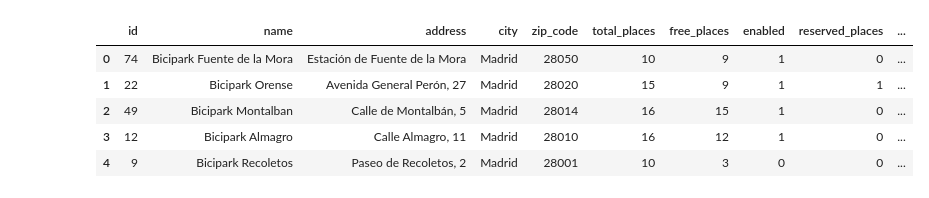
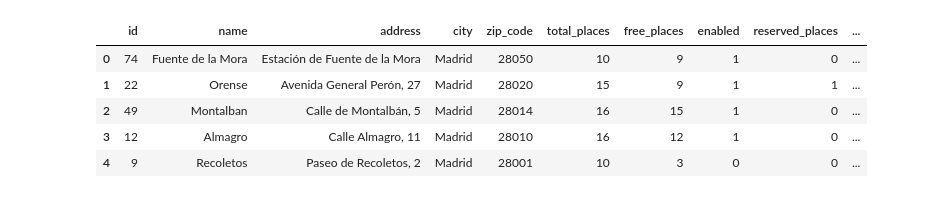
Before and after one commit to CarlosSanchezVicente/ih_datamadpt0923_project_m1, a Jupyter notebook: notebooks/Import_and_clean_data.ipynb, the cells around one changed output. Cells and saved outputs as stored; diff of their text form; code cells hidden in the pictures.

```diff
--- a/notebooks/Import_and_clean_data.ipynb
+++ b/notebooks/Import_and_clean_data.ipynb
@@ -46,11 +117,15 @@ bicimad_df.head()
 # %%
+# Read the csv and store the data in a dataframe
 bicipark_df = pd.read_csv("../data/bicipark_stations.csv", sep=';')
+# Clean and transform the dataframe
 bicipark_df = transform_df(bicipark_df)
+# Remove the string 'bicipark ' from the name of each bicipark station
+bicipark_df['name'] = bicipark_df['name'].apply(lambda row: row.split('Bicipark ')[1])
 bicipark_df.head()
 # %% [output]
 |  | id | name | address | city | zip_code | total_places | free_places | enabled | reserved_places | ... |
-| 0 | 74 | Bicipark Fuente de la Mora | Estación de Fuente de la Mora | Madrid | 28050 | 10 | 9 | 1 | 0 | ... |
-| 1 | 22 | Bicipark Orense | Avenida General Perón, 27 | Madrid | 28020 | 15 | 9 | 1 | 1 | ... |
-| 2 | 49 | Bicipark Montalban | Calle de Montalbán, 5 | Madrid | 28014 | 16 | 15 | 1 | 0 | ... |
-| 3 | 12 | Bicipark Almagro | Calle Almagro, 11 | Madrid | 28010 | 16 | 12 | 1 | 0 | ... |
-| 4 | 9 | Bicipark Recoletos | Paseo de Recoletos, 2 | Madrid | 28001 | 10 | 3 | 0 | 0 | ... |
+| 0 | 74 | Fuente de la Mora | Estación de Fuente de la Mora | Madrid | 28050 | 10 | 9 | 1 | 0 | ... |
+| 1 | 22 | Orense | Avenida General Perón, 27 | Madrid | 28020 | 15 | 9 | 1 | 1 | ... |
+| 2 | 49 | Montalban | Calle de Montalbán, 5 | Madrid | 28014 | 16 | 15 | 1 | 0 | ... |
+| 3 | 12 | Almagro | Calle Almagro, 11 | Madrid | 28010 | 16 | 12 | 1 | 0 | ... |
+| 4 | 9 | Recoletos | Paseo de Recoletos, 2 | Madrid | 28001 | 10 | 3 | 0 | 0 | ... |
```
Also changed, not shown: parts of 31 cells of this notebook, 1 other file.
